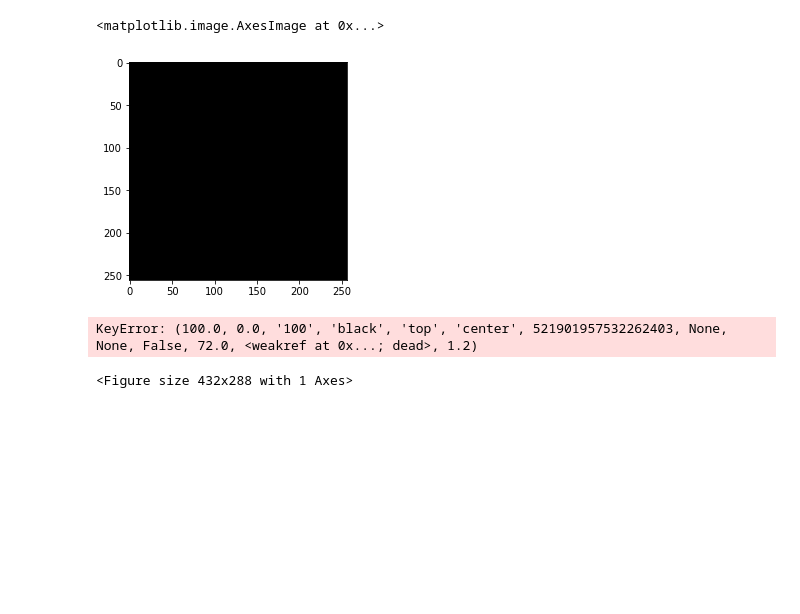
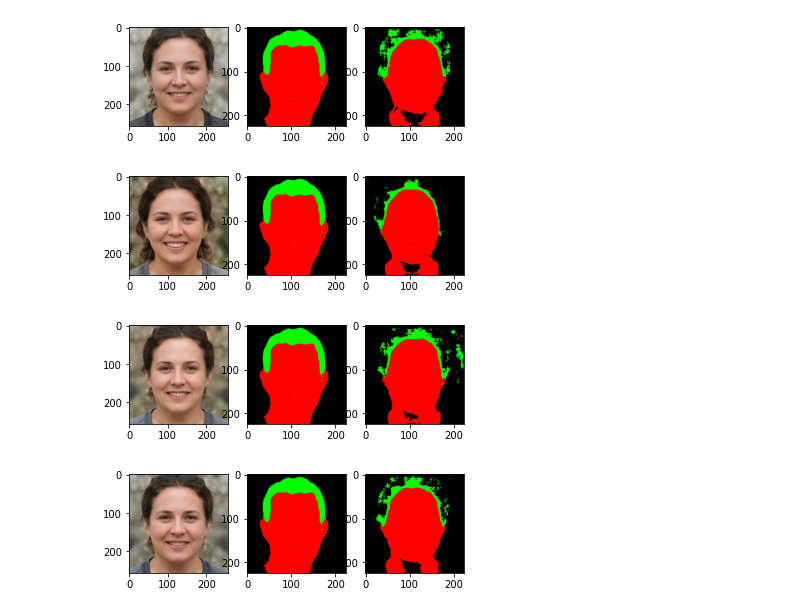
Before and after one commit to fquesada00/FaceGenerator, a Jupyter notebook: generator/src/local.ipynb, the cells around one changed output. Drawn from its saved outputs; the diff is of its cells as text; code cells hidden in the pictures; blank space fills up the shorter version.

Commit message:
random noise face frame

```diff
--- a/generator/src/local.ipynb
+++ b/generator/src/local.ipynb
@@ -111,26 +40,0 @@ RuntimeError: The size of tensor a (224) must match the size of tensor b (0) at
-# %%
-import matplotlib.pyplot as plt
-import torch
-_w = ws[-1].unsqueeze(0)
-img = gen.G.synthesis(_w, noise_mode='const')
-img = (img.permute(0, 2, 3, 1) * 127.5 +
-                    128).clamp(0, 255).to(torch.uint8)
-img = img[0].cpu().numpy()
-plt.imshow(img)
-# %% [output]
-<matplotlib.image.AxesImage at 0x...>
-[figure, removed]
-# %%
-import torch
-import matplotlib.pyplot as plt
-for w in ws[-10:-8]:
-    _w = w.unsqueeze(0)
-    image = gen.G.synthesis(_w, noise_mode='const')
-    image = (image.permute(0, 2, 3, 1) * 127.5 +
-                    128).clamp(0, 255).to(torch.uint8)
-    image = image[0].cpu().numpy()
-    image = Image.fromarray(image)
-    plt.imshow(image)
-# %% [output]
-KeyError: (100.0, 0.0, '100', 'black', 'top', 'center', 521901957532262403, None, None, False, 72.0, <weakref at 0x...; dead>, 1.2)
-<Figure size 432x288 with 1 Axes>
@@ -165,0 +41,31 @@ KeyError: (100.0, 0.0, '100', 'black', 'top', 'center', 521901957532262403, None
+# %%
+target_mask = face_frame.create_segmentation_mask(model, target_pil)
+def plot_mask(mask):
+    mask = mask.squeeze(0)
+    colors = np.array([[0, 0, 0], [255, 0, 0], [0, 255, 0]])
+    mask = mask.cpu().numpy()
+    mask = colors[mask]
+    plt.imshow(mask)
+for w in ws:
+
+    #plot image
+    plt.subplot(1, 3, 1)
+    _w = w.unsqueeze(0)
+    img_gen = gen.G.synthesis(_w, noise_mode='const')
+    img = (img_gen.permute(0, 2, 3, 1) * 127.5 +
+                    128).clamp(0, 255).to(torch.uint8)
+    img = img[0].cpu().numpy()
+    plt.imshow(img)
+    plt.subplot(1, 3, 2)
+    #plot target mask
+    plot_mask(target_mask)
+    plt.subplot(1, 3, 3)
+    mask = face_frame.create_segmentation_mask_from_network(model, img_gen)
+    plot_mask(mask)
+
+    plt.show()
+# %% [output]
+[figure, added]
+[figure, added]
+[figure, added]
+[figure, added]
```
Also changed, not shown: parts of 14 cells of this notebook, 1 other file.
